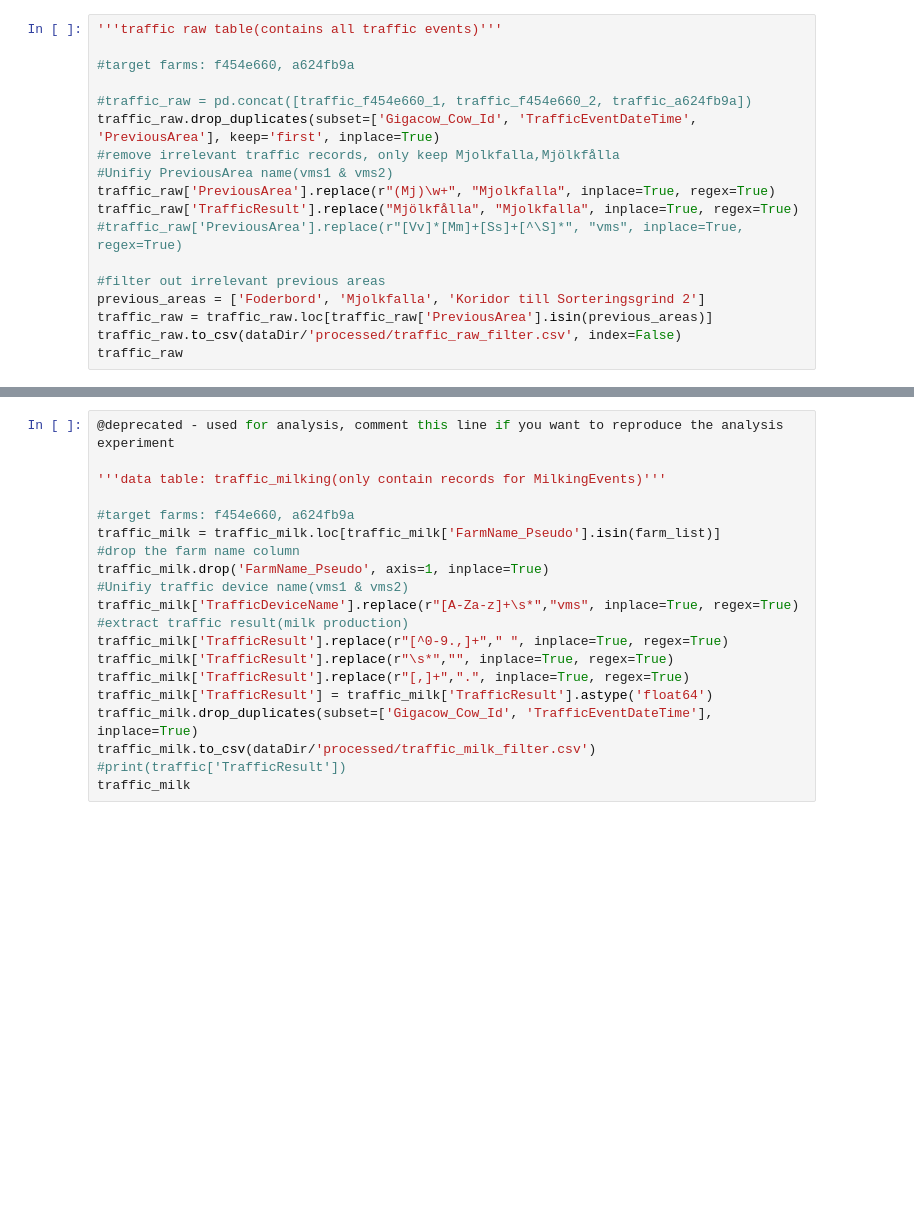
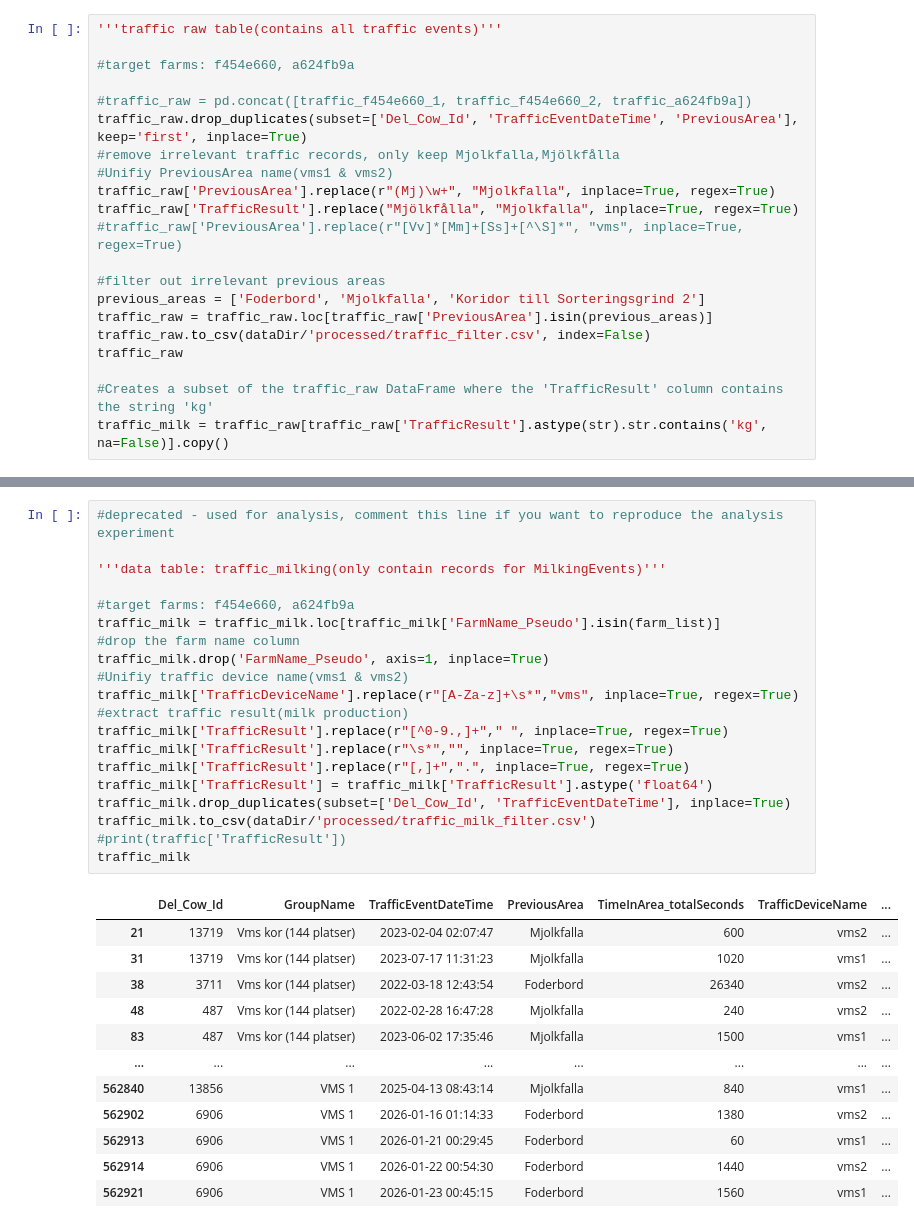
Before and after one commit to TKlingstrom/HoldingPenTime-v2-clean, a Jupyter notebook: Projects/HoldingPenTime/Data preprocessing/dataCleaning.ipynb, the cells around one changed output, grey strips where cells are left out. Cells and saved outputs as stored; diff of their text form; blank space fills up the shorter version.

```diff
--- a/Projects/HoldingPenTime/Data preprocessing/dataCleaning.ipynb
+++ b/Projects/HoldingPenTime/Data preprocessing/dataCleaning.ipynb
@@ -127,7 +144,7 @@ Name: DaysInMilk, dtype: float64
 #target farms: f454e660, a624fb9a
 
 #traffic_raw = pd.concat([traffic_f454e660_1, traffic_f454e660_2, traffic_a624fb9a])
-traffic_raw.drop_duplicates(subset=['Gigacow_Cow_Id', 'TrafficEventDateTime', 'PreviousArea'], keep='first', inplace=True)
+traffic_raw.drop_duplicates(subset=['Del_Cow_Id', 'TrafficEventDateTime', 'PreviousArea'], keep='first', inplace=True)
 #remove irrelevant traffic records, only keep Mjolkfalla,Mjölkfålla
 #Unifiy PreviousArea name(vms1 & vms2)
 traffic_raw['PreviousArea'].replace(r"(Mj)\w+", "Mjolkfalla", inplace=True, regex=True)
@@ -137,5 +154,8 @@ traffic_raw['TrafficResult'].replace("Mjölkfålla", "Mjolkfalla", inplace=True,
 #filter out irrelevant previous areas
 previous_areas = ['Foderbord', 'Mjolkfalla', 'Koridor till Sorteringsgrind 2']
 traffic_raw = traffic_raw.loc[traffic_raw['PreviousArea'].isin(previous_areas)]
-traffic_raw.to_csv(dataDir/'processed/traffic_raw_filter.csv', index=False)
+traffic_raw.to_csv(dataDir/'processed/traffic_filter.csv', index=False)
 traffic_raw
+
+#Creates a subset of the traffic_raw DataFrame where the 'TrafficResult' column contains the string 'kg'
+traffic_milk = traffic_raw[traffic_raw['TrafficResult'].astype(str).str.contains('kg', na=False)].copy()
@@ -156,21 +162,33 @@ traffic_raw
 # %%
-@deprecated - used for analysis, comment this line if you want to reproduce the analysis experiment
+#deprecated - used for analysis, comment this line if you want to reproduce the analysis experiment
 
 '''data table: traffic_milking(only contain records for MilkingEvents)'''
 
 #target farms: f454e660, a624fb9a
 traffic_milk = traffic_milk.loc[traffic_milk['FarmName_Pseudo'].isin(farm_list)]
 #drop the farm name column
 traffic_milk.drop('FarmName_Pseudo', axis=1, inplace=True)
 #Unifiy traffic device name(vms1 & vms2)
 traffic_milk['TrafficDeviceName'].replace(r"[A-Za-z]+\s*","vms", inplace=True, regex=True)
 #extract traffic result(milk production)
 traffic_milk['TrafficResult'].replace(r"[^0-9.,]+"," ", inplace=True, regex=True)
 traffic_milk['TrafficResult'].replace(r"\s*","", inplace=True, regex=True)
 traffic_milk['TrafficResult'].replace(r"[,]+",".", inplace=True, regex=True)
 traffic_milk['TrafficResult'] = traffic_milk['TrafficResult'].astype('float64')
-traffic_milk.drop_duplicates(subset=['Gigacow_Cow_Id', 'TrafficEventDateTime'], inplace=True)
+traffic_milk.drop_duplicates(subset=['Del_Cow_Id', 'TrafficEventDateTime'], inplace=True)
 traffic_milk.to_csv(dataDir/'processed/traffic_milk_filter.csv')
 #print(traffic['TrafficResult'])
 traffic_milk
 # %% [output]
+|  | Del_Cow_Id | GroupName | TrafficEventDateTime | PreviousArea | TimeInArea_totalSeconds | TrafficDeviceName | ... |
+| 21 | 13719 | Vms kor (144 platser) | 2023-02-04 02:07:47 | Mjolkfalla | 600 | vms2 | ... |
+| 31 | 13719 | Vms kor (144 platser) | 2023-07-17 11:31:23 | Mjolkfalla | 1020 | vms1 | ... |
+| 38 | 3711 | Vms kor (144 platser) | 2022-03-18 12:43:54 | Foderbord | 26340 | vms2 | ... |
+| 48 | 487 | Vms kor (144 platser) | 2022-02-28 16:47:28 | Mjolkfalla | 240 | vms2 | ... |
+| 83 | 487 | Vms kor (144 platser) | 2023-06-02 17:35:46 | Mjolkfalla | 1500 | vms1 | ... |
+| ... | ... | ... | ... | ... | ... | ... | ... |
+| 562840 | 13856 | VMS 1 | 2025-04-13 08:43:14 | Mjolkfalla | 840 | vms1 | ... |
+| 562902 | 6906 | VMS 1 | 2026-01-16 01:14:33 | Foderbord | 1380 | vms2 | ... |
+| 562913 | 6906 | VMS 1 | 2026-01-21 00:29:45 | Foderbord | 60 | vms1 | ... |
+| 562914 | 6906 | VMS 1 | 2026-01-22 00:54:30 | Foderbord | 1440 | vms2 | ... |
+| 562921 | 6906 | VMS 1 | 2026-01-23 00:45:15 | Foderbord | 1560 | vms1 | ... |
```
Also changed, not shown: parts of 17 cells of this notebook.
